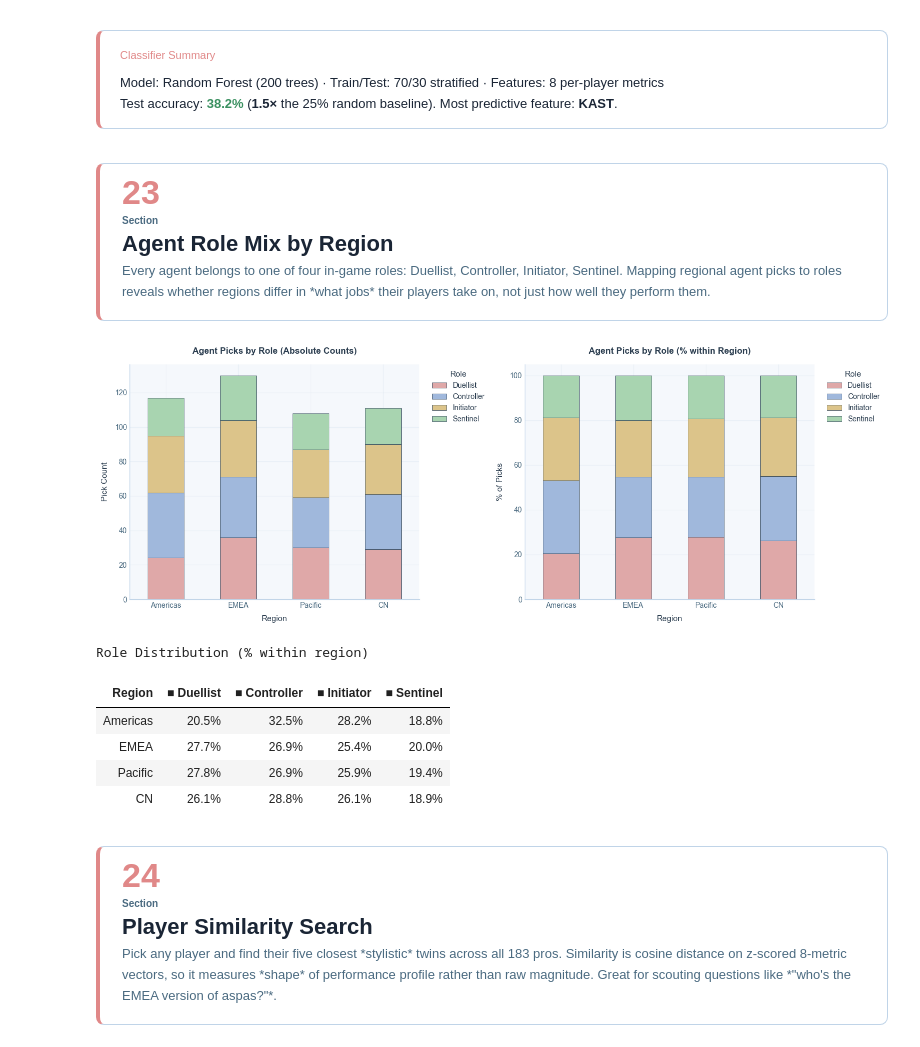
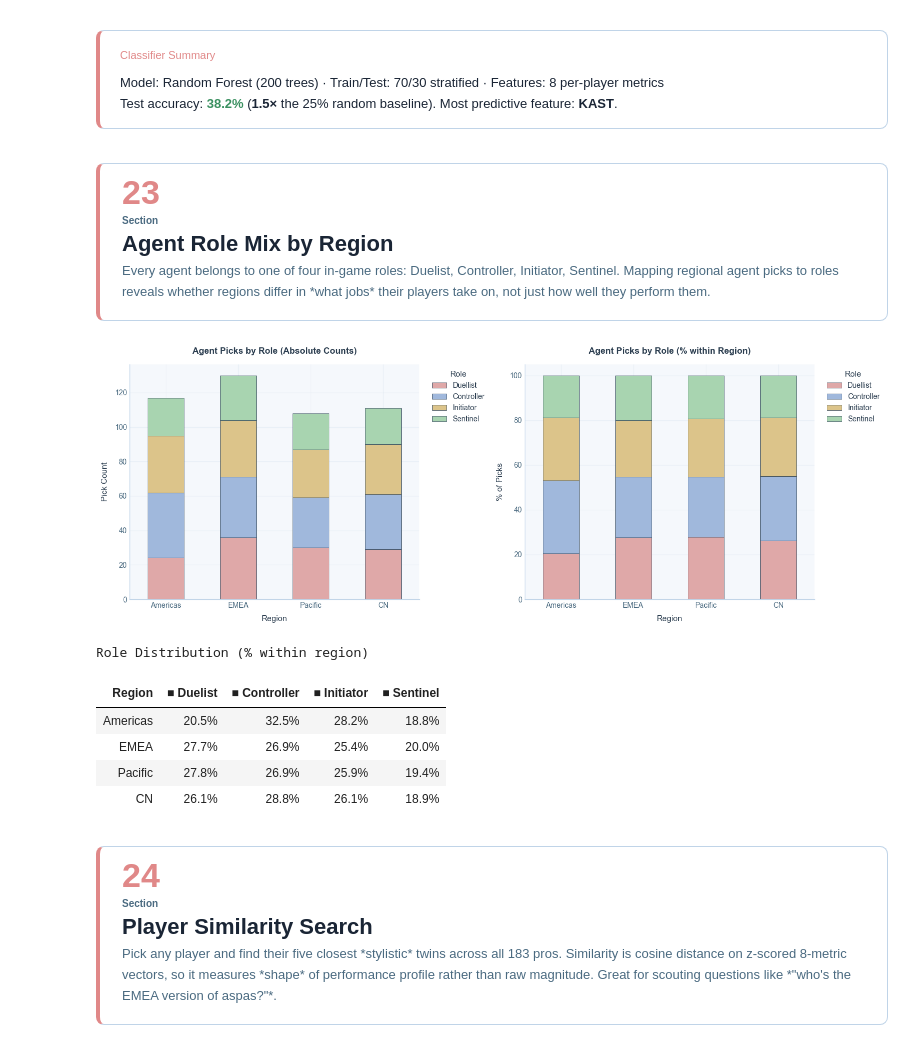
Before and after one commit to kota1738/VCT-Project, a Jupyter notebook: VCT_Interactive_Explorer.ipynb, the cells around one changed output. Saved outputs shown, nothing was run; the diff lists cells and outputs as text; code cells hidden in the pictures.

Commit message:
Standardise agent role spelling to 'Duelist' (Riot official term)

```diff
--- a/VCT_Interactive_Explorer.ipynb
+++ b/VCT_Interactive_Explorer.ipynb
@@ -2797,11 +2797,11 @@ Model: Random Forest (200 trees) · Train/Test: 70/30 stratified · Features: 8
 Test accuracy: 38.2% (1.5× the 25% random baseline). Most predictive feature: KAST.
 # %% [markdown]
 <a id='section23'></a>
-<div style="font-family:'Inter',-apple-system,BlinkMacSystemFont,'Segoe UI',sans-serif;margin:28px 0 14px 0;padding:18px 22px;background:#ffffff;border:1px solid #c0d4e8;border-left:4px solid #e08888;border-radius:8px;"><div style="display:flex;align-items:baseline;gap:16px;"><span style="color:#e08888;font-weight:800;font-size:34px;letter-spacing:-0.03em;line-height:1;">23</span><div><div style="color:#4a6a80;font-size:10px;letter-spacing:4px;text-transform:uppercase;font-weight:600;margin-bottom:2px;">Section</div><div style="color:#1a2535;font-size:22px;font-weight:700;letter-spacing:-0.02em;line-height:1.2;">Agent Role Mix by Region</div></div></div><div style="color:#4a6a80;font-size:13px;font-weight:400;margin-top:6px;max-width:760px;line-height:1.6;">Every agent belongs to one of four in-game roles: Duellist, Controller, Initiator, Sentinel. Mapping regional agent picks to roles reveals whether regions differ in *what jobs* their players take on, not just how well they perform them.</div></div>
+<div style="font-family:'Inter',-apple-system,BlinkMacSystemFont,'Segoe UI',sans-serif;margin:28px 0 14px 0;padding:18px 22px;background:#ffffff;border:1px solid #c0d4e8;border-left:4px solid #e08888;border-radius:8px;"><div style="display:flex;align-items:baseline;gap:16px;"><span style="color:#e08888;font-weight:800;font-size:34px;letter-spacing:-0.03em;line-height:1;">23</span><div><div style="color:#4a6a80;font-size:10px;letter-spacing:4px;text-transform:uppercase;font-weight:600;margin-bottom:2px;">Section</div><div style="color:#1a2535;font-size:22px;font-weight:700;letter-spacing:-0.02em;line-height:1.2;">Agent Role Mix by Region</div></div></div><div style="color:#4a6a80;font-size:13px;font-weight:400;margin-top:6px;max-width:760px;line-height:1.6;">Every agent belongs to one of four in-game roles: Duelist, Controller, Initiator, Sentinel. Mapping regional agent picks to roles reveals whether regions differ in *what jobs* their players take on, not just how well they perform them.</div></div>
 # %%
 AGENT_ROLE = {
-    'Jett':'Duellist','Phoenix':'Duellist','Reyna':'Duellist','Raze':'Duellist',
-    'Yoru':'Duellist','Neon':'Duellist','Iso':'Duellist','Waylay':'Duellist',
+    'Jett':'Duelist','Phoenix':'Duelist','Reyna':'Duelist','Raze':'Duelist',
+    'Yoru':'Duelist','Neon':'Duelist','Iso':'Duelist','Waylay':'Duelist',
     'Brimstone':'Controller','Omen':'Controller','Viper':'Controller',
     'Astra':'Controller','Harbor':'Controller','Clove':'Controller',
     'Sova':'Initiator','Breach':'Initiator','Skye':'Initiator','KAY/O':'Initiator',
@@ -2809,7 +2809,7 @@ AGENT_ROLE = {
     'Cypher':'Sentinel','Sage':'Sentinel','Killjoy':'Sentinel',
     'Chamber':'Sentinel','Deadlock':'Sentinel','Vyse':'Sentinel',
 }
-ROLE_COLOURS = {'Duellist': '#dfa8a8', 'Controller': '#a0b8dc',
+ROLE_COLOURS = {'Duelist': '#dfa8a8', 'Controller': '#a0b8dc',
                 'Initiator': '#dcc48a', 'Sentinel': '#a8d4b0'}
 
 rows = []
@@ -2827,7 +2827,7 @@ role_df = pd.DataFrame(rows)
 region_role = (role_df.groupby(['Region', 'Role']).size()
                .unstack(fill_value=0)
                .reindex(index=['Americas', 'EMEA', 'Pacific', 'CN'])
-               .reindex(columns=['Duellist','Controller','Initiator','Sentinel'],
+               .reindex(columns=['Duelist','Controller','Initiator','Sentinel'],
                         fill_value=0))
 region_pct = region_role.div(region_role.sum(axis=1), axis=0) * 100
 
@@ -2876,34 +2876,34 @@ for region in region_pct.index:
             f"{pct:.1f}%</td>"
         ).format(pct=pct)
     rows_html += (
         f"<tr><td style='padding:7px 12px;border:1px solid #c0d4e8;"
         f"background:#ffffff;color:#1a2535;font-weight:700;'>{region}</td>"
         f"{cells}</tr>"
     ).format(region=region, cells=cells)
 
 header_cells = ''.join(
     f"<th style='background:#f5f8fc;color:{ROLE_COLOURS[r]};padding:7px 12px;"
     f"border:1px solid #c0d4e8;text-align:center;font-size:11px;'>&#9632; {r}</th>"
     .format(ROLE_COLOURS=ROLE_COLOURS, r=r)
     for r in region_pct.columns
 )
 display(HTML(
     "<div style='font-family:Segoe UI,sans-serif;max-width:680px;margin-top:10px;'>"
     "<div style='background:#ffffff;border:1px solid #c0d4e8;border-top:3px solid #e08888;"
     "border-radius:8px 8px 0 0;padding:12px 18px;'>"
     "<span style='color:#e08888;font-size:11px;letter-spacing:3px;"
     "text-transform:uppercase;'>Role Distribution (% within region)</span></div>"
     "<table style='border-collapse:collapse;width:100%;background:#ffffff;'>"
     "<thead><tr>"
     "<th style='background:#f5f8fc;color:#4a6a80;padding:7px 12px;"
     "border:1px solid #c0d4e8;text-align:left;font-size:11px;'>Region</th>"
     + header_cells + "</tr></thead>"
     "<tbody>" + rows_html + "</tbody></table></div>"
 ))
 # %% [output]
 [figure]
 Role Distribution (% within region)
-| Region | ■ Duellist | ■ Controller | ■ Initiator | ■ Sentinel |
+| Region | ■ Duelist | ■ Controller | ■ Initiator | ■ Sentinel |
 | Americas | 20.5% | 32.5% | 28.2% | 18.8% |
 | EMEA | 27.7% | 26.9% | 25.4% | 20.0% |
 | Pacific | 27.8% | 26.9% | 25.9% | 19.4% |
```
Also changed, not shown: parts of 1 cell of this notebook.
